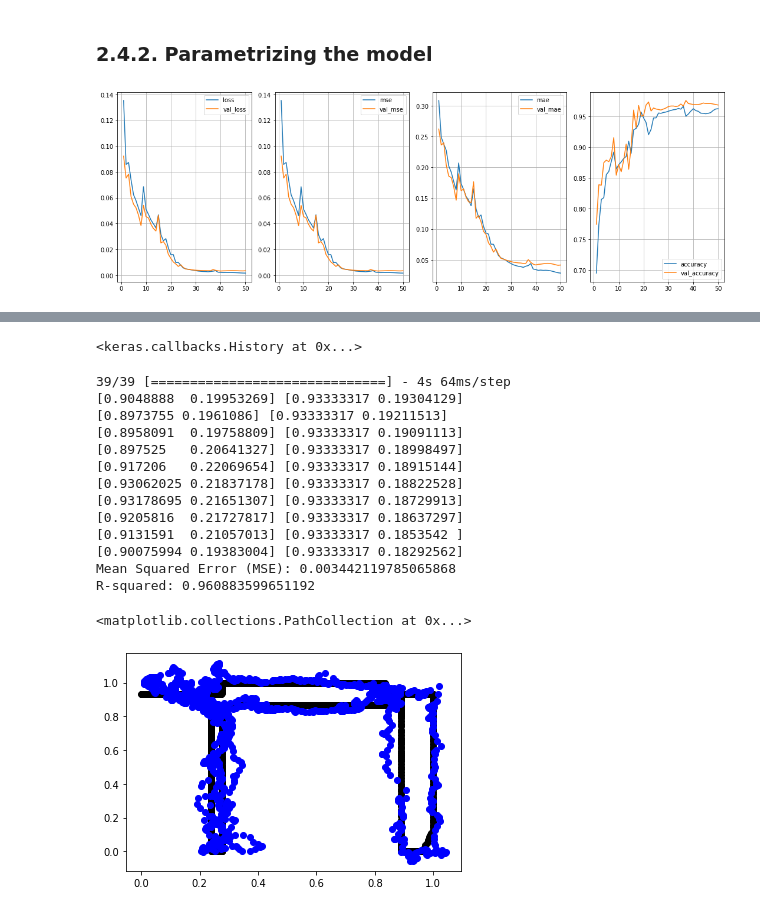
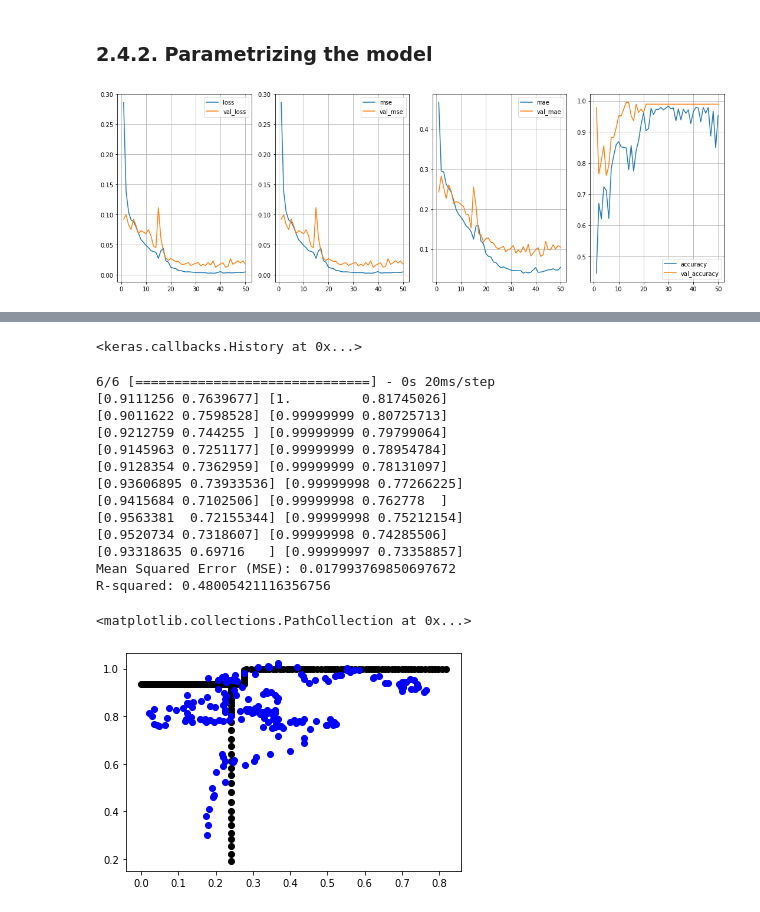
Before and after one commit to enacheandrei7/indoor-localization-dnn-knn-lstm, a Jupyter notebook: pdr_estimation_lstm/PDR_estimation_sensor_and_location_tensorflow.ipynb, the cells around one changed output, grey strips where cells are left out. Cells and saved outputs as stored; diff of their text form; code cells hidden in the pictures.

Commit message:
Modified the algorithm with PDA, twicked with the values for the first PDR algorithm

```diff
--- a/pdr_estimation_lstm/PDR_estimation_sensor_and_location_tensorflow.ipynb
+++ b/pdr_estimation_lstm/PDR_estimation_sensor_and_location_tensorflow.ipynb
@@ -60,8 +60,8 @@ df_sensor_and_loc.shape
 # %%
 # plt.scatter(x=df_sensor_and_loc['x'], y=df_sensor_and_loc['y'])
 # %%
-data = df_sensor_and_loc.copy(deep=True)[::5]
-data = data[:len(data)//3, :]
+data = df_sensor_and_loc.copy(deep=True)[::1]
+data = data.iloc[:(len(data)//3), :]
 print(data.shape)
 data
 # %% [output]
@@ -234,32 +247,32 @@ class PlotLearning(keras.callbacks.Callback):
 # %%
 attributes_cols = 12
 batch_size=100
 epochs=50
 
 lstm_input = Input(shape=(backcandles, attributes_cols), name='lstm_input')
-inputs = LSTM(128, name='first_layer', return_sequences=False)(lstm_input)
+inputs = LSTM(128, activation='relu', name='first_layer', return_sequences=False)(lstm_input)
 # inputs = LSTM(64, activation='relu', name='second_layer', return_sequences=False)(inputs)
 inputs = Dense(2, name='dense_layer')(inputs)
 output = Activation('linear', name='output')(inputs)
 
 model = Model(inputs=lstm_input, outputs=output)
 adam = optimizers.Adam()
 
 model.compile(optimizer=adam, loss='mse', metrics=['mse', 'mae', 'accuracy'])
 model.fit(x=X_train,
           y=y_train,
           batch_size=batch_size,
           epochs=epochs,
           shuffle=False,
           validation_data=(X_test, y_test),
           callbacks=[PlotLearning()])
 
 # model = Sequential()
 # model.add(LSTM(128, activation='relu', name='first_layer', return_sequences=True))
 # model.add(LSTM(128, activation='relu', name='second_layer', return_sequences=False))
 # model.add(Dropout(0.2))
 # model.add(Dense(2, name='dense_layer'))
 # model.compile(optimizer='adam', loss='mse', metrics=['accuracy'])
 # model.fit(X_train, y_train, epochs=epochs)
 # %% [output]
-[figure, old version]
+[figure, new version]
@@ -279,25 +292,25 @@ print("Mean Squared Error (MSE):", mse)
 r2 = r2_score(y_test, y_pred)
 print("R-squared:", r2)
 # %% [output]
-39/39 [==============================] - 4s 64ms/step
-[0.9048888  0.19953269] [0.93333317 0.19304129]
-[0.8973755 0.1961086] [0.93333317 0.19211513]
-[0.8958091  0.19758809] [0.93333317 0.19091113]
-[0.897525   0.20641327] [0.93333317 0.18998497]
-[0.917206   0.22069654] [0.93333317 0.18915144]
-[0.93062025 0.21837178] [0.93333317 0.18822528]
-[0.93178695 0.21651307] [0.93333317 0.18729913]
-[0.9205816  0.21727817] [0.93333317 0.18637297]
-[0.9131591  0.21057013] [0.93333317 0.1853542 ]
-[0.90075994 0.19383004] [0.93333317 0.18292562]
-Mean Squared Error (MSE): 0.003442119785065868
-R-squared: 0.960883599651192
+6/6 [==============================] - 0s 20ms/step
+[0.9111256 0.7639677] [1.         0.81745026]
+[0.9011622 0.7598528] [0.99999999 0.80725713]
+[0.9212759 0.744255 ] [0.99999999 0.79799064]
+[0.9145963 0.7251177] [0.99999999 0.78954784]
+[0.9128354 0.7362959] [0.99999999 0.78131097]
+[0.93606895 0.73933536] [0.99999998 0.77266225]
+[0.9415684 0.7102506] [0.99999998 0.762778  ]
+[0.9563381  0.72155344] [0.99999998 0.75212154]
+[0.9520734 0.7318607] [0.99999998 0.74285506]
+[0.93318635 0.69716   ] [0.99999997 0.73358857]
+Mean Squared Error (MSE): 0.017993769850697672
+R-squared: 0.48005421116356756
 # %%
 plt.scatter(y_test[:, 1], y_test[:, 0], color='black', label='Test')
 plt.scatter(y_pred[:, 1], y_pred[:, 0], color='blue', label='Pred')
 # %% [output]
 <matplotlib.collections.PathCollection at 0x...>
-[figure, old version]
+[figure, new version]
 # %%
 y_test_normalized = sc_targets.inverse_transform(y_test)
 y_pred_normalized = sc_targets.inverse_transform(y_pred)
```
Also changed, not shown: parts of 11 cells of this notebook, 1 other file.
